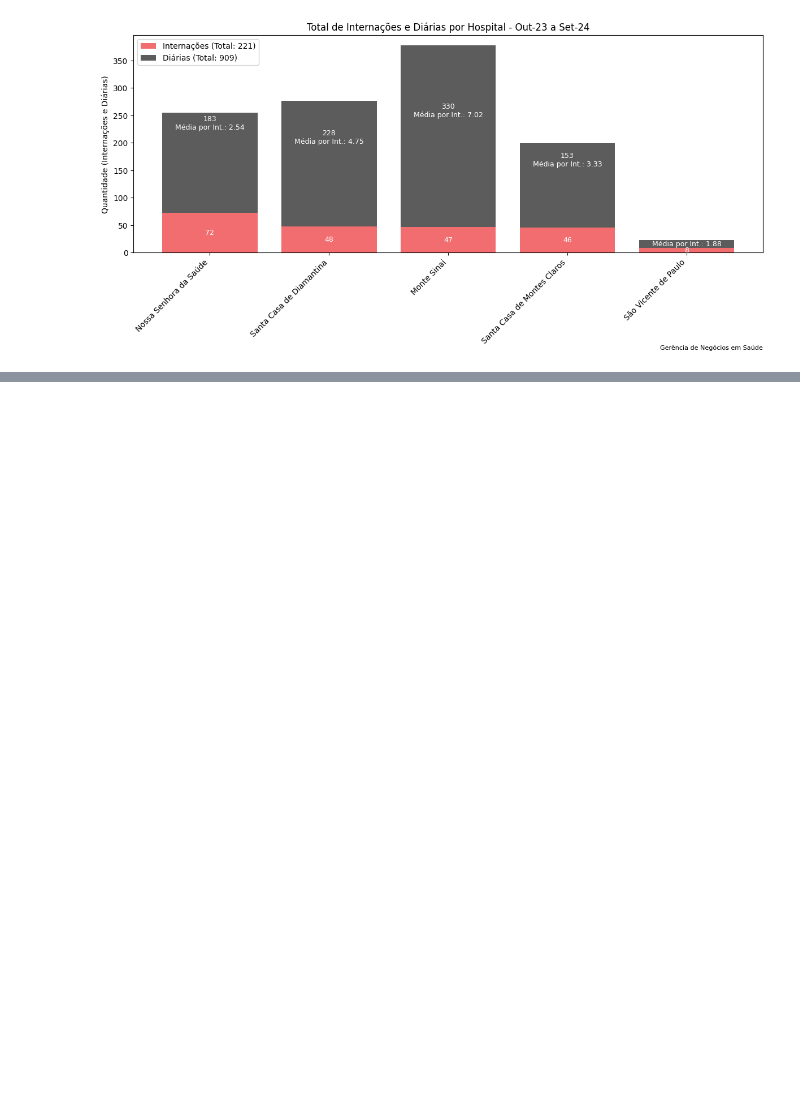
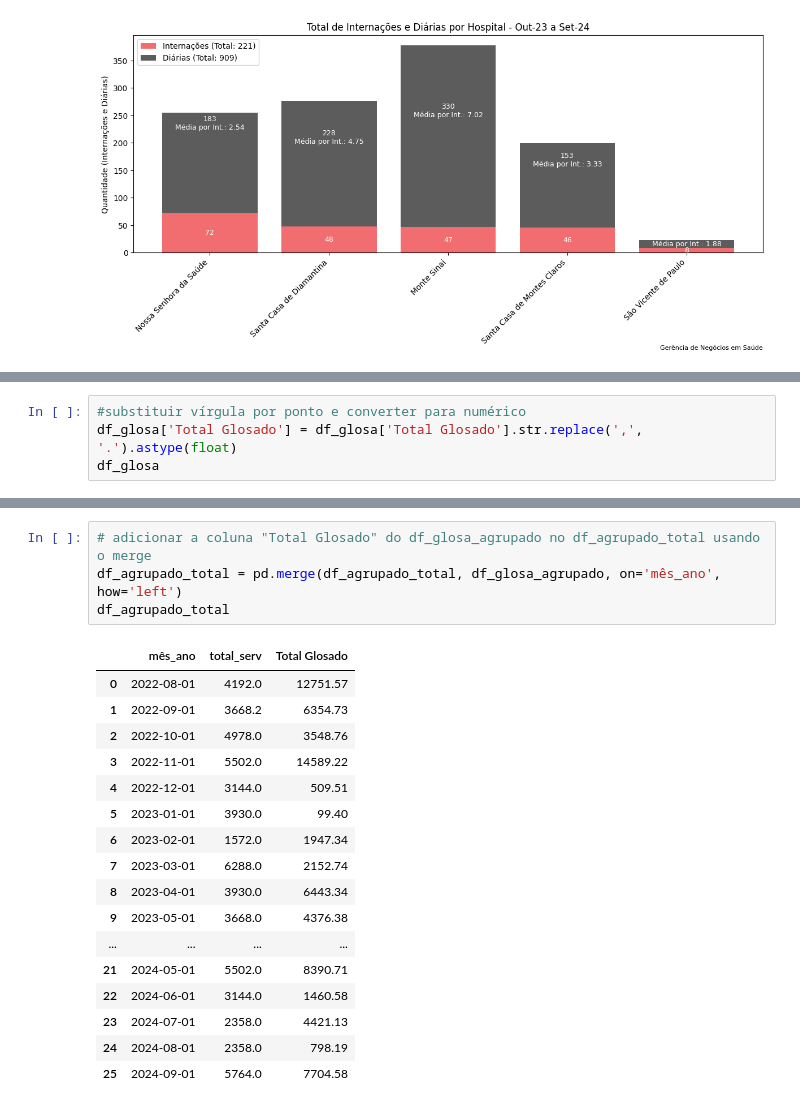
Before and after one commit to nwesleybhz/nwesley, a Jupyter notebook: go_hosp.ipynb, the cells around one changed output, grey strips where cells are left out. Drawn from its saved outputs; the diff is of its cells as text; blank space fills up the shorter version.

```diff
--- a/go_hosp.ipynb
+++ b/go_hosp.ipynb
@@ -1247,0 +1297,4 @@ NameError: name 'df' is not defined
+# %%
+#substituir vírgula por ponto e converter para numérico
+df_glosa['Total Glosado'] = df_glosa['Total Glosado'].str.replace(',', '.').astype(float)
+df_glosa
@@ -1247,0 +1357,22 @@ NameError: name 'df' is not defined
+# %%
+# adicionar a coluna "Total Glosado" do df_glosa_agrupado no df_agrupado_total usando o merge
+df_agrupado_total = pd.merge(df_agrupado_total, df_glosa_agrupado, on='mês_ano', how='left')
+df_agrupado_total
+# %% [output]
+|  | mês_ano | total_serv | Total Glosado |
+| 0 | 2022-08-01 | 4192.0 | 12751.57 |
+| 1 | 2022-09-01 | 3668.2 | 6354.73 |
+| 2 | 2022-10-01 | 4978.0 | 3548.76 |
+| 3 | 2022-11-01 | 5502.0 | 14589.22 |
+| 4 | 2022-12-01 | 3144.0 | 509.51 |
+| 5 | 2023-01-01 | 3930.0 | 99.40 |
+| 6 | 2023-02-01 | 1572.0 | 1947.34 |
+| 7 | 2023-03-01 | 6288.0 | 2152.74 |
+| 8 | 2023-04-01 | 3930.0 | 6443.34 |
+| 9 | 2023-05-01 | 3668.0 | 4376.38 |
+| ... | ... | ... | ... |
+| 21 | 2024-05-01 | 5502.0 | 8390.71 |
+| 22 | 2024-06-01 | 3144.0 | 1460.58 |
+| 23 | 2024-07-01 | 2358.0 | 4421.13 |
+| 24 | 2024-08-01 | 2358.0 | 798.19 |
+| 25 | 2024-09-01 | 5764.0 | 7704.58 |
```
Also changed, not shown: parts of 14 cells of this notebook.
